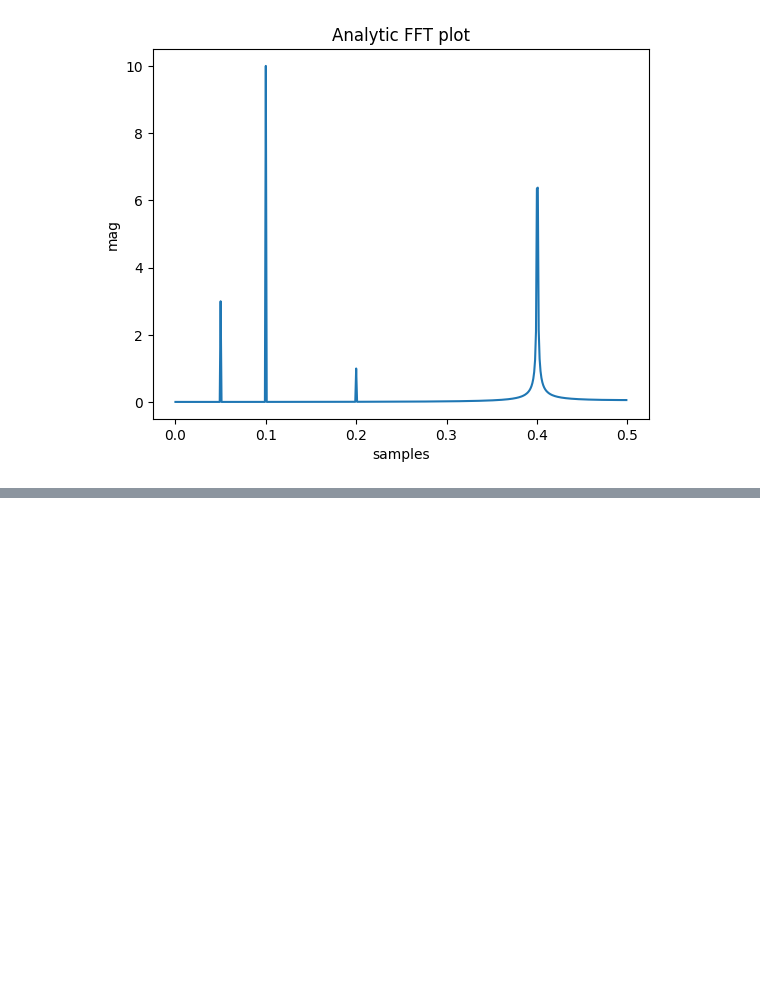
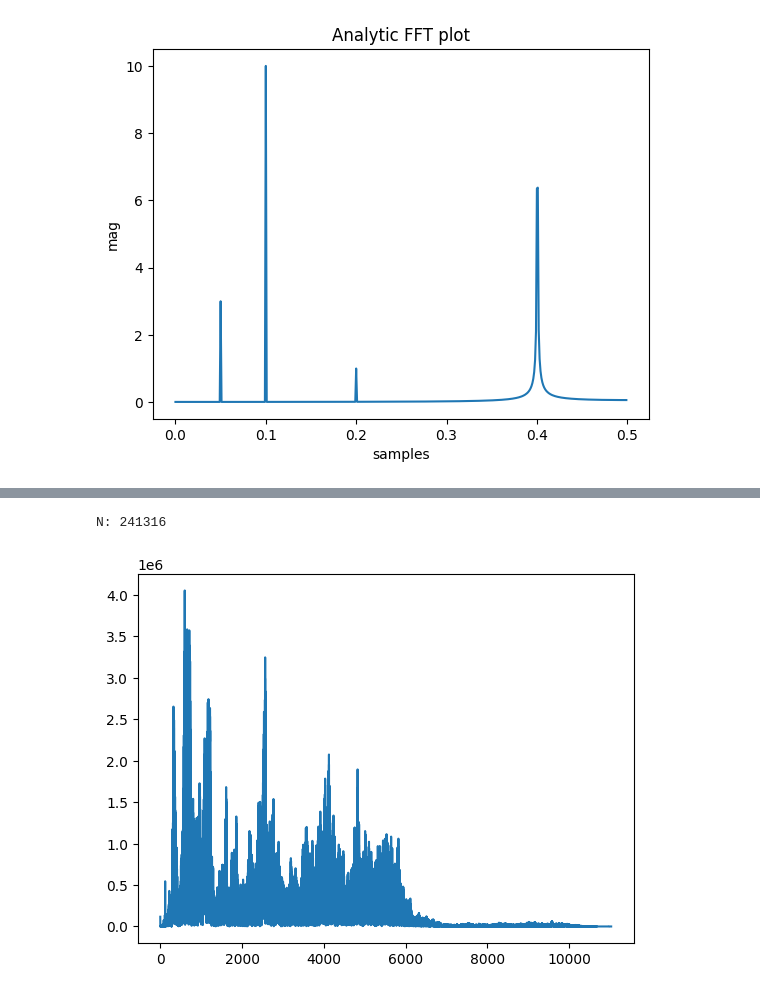
Before and after one commit to ryanz22/PestDataprocess, a Jupyter notebook: notebooks/fft_plot.ipynb, the cells around one changed output, grey strips where cells are left out. Saved outputs shown, nothing was run; the diff lists cells and outputs as text; code cells hidden in the pictures; blank space fills up the shorter version.

Commit message:
add fft plot notebook

```diff
--- a/notebooks/fft_plot.ipynb
+++ b/notebooks/fft_plot.ipynb
@@ -73,5 +67,12 @@ TypeError: 'module' object is not callable
 # %%
 fs_rate, signal = wavfile.read("../data/sound/count_to_10_mono_22050.wav")
-fft_out = scipy.fftpack.fft(signal)
-plt.plot(signal, np.abs(fft_out))
+N = len(signal)
+print(f'N: {N}')
+yf = rfft(signal)
+xf = rfftfreq(N, 1 / fs_rate)
+
+plt.plot(xf, np.abs(yf))
 plt.show()
+# %% [output]
+N: 241316
+[figure, added]
```
Also changed, not shown: parts of 2 cells of this notebook.
